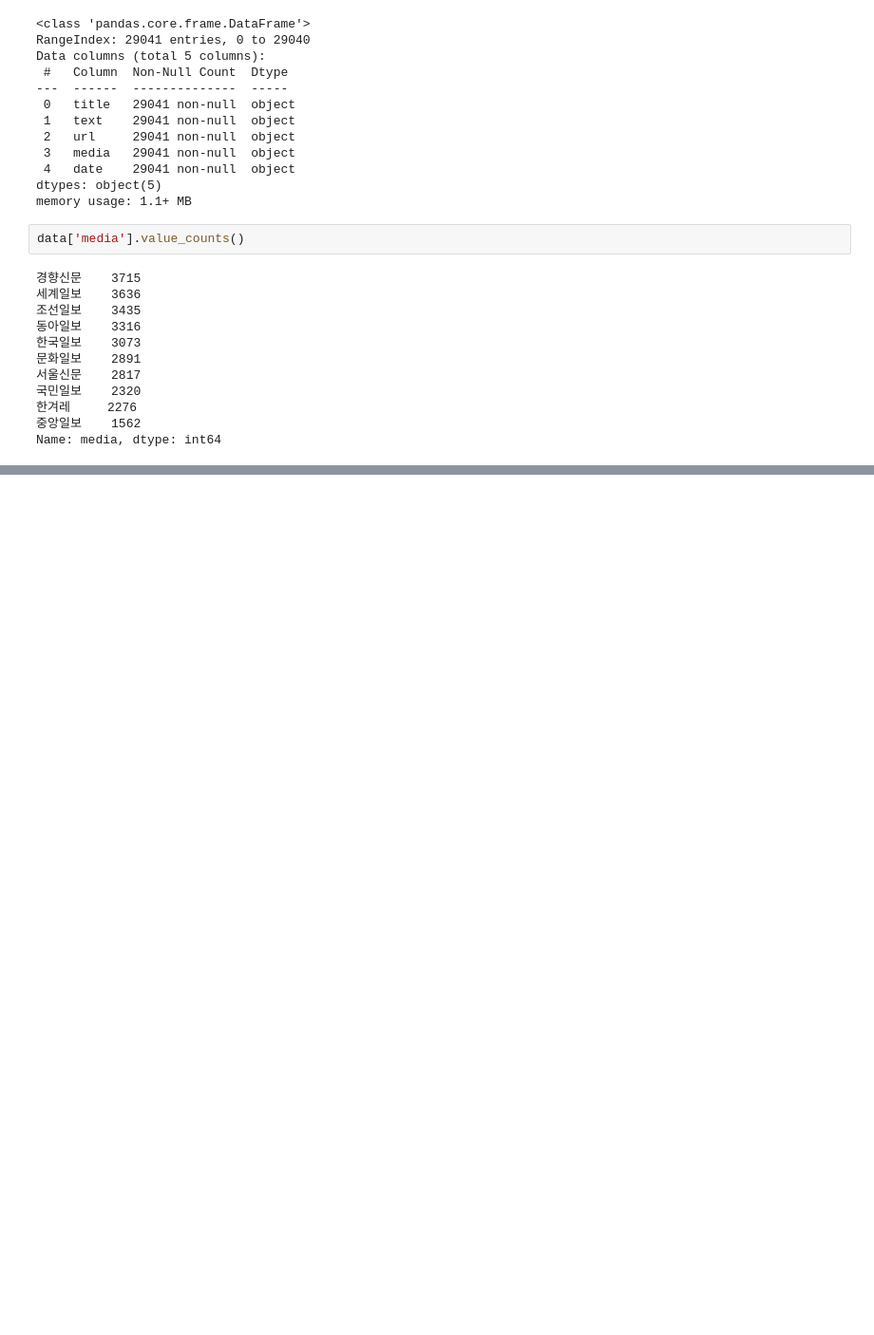
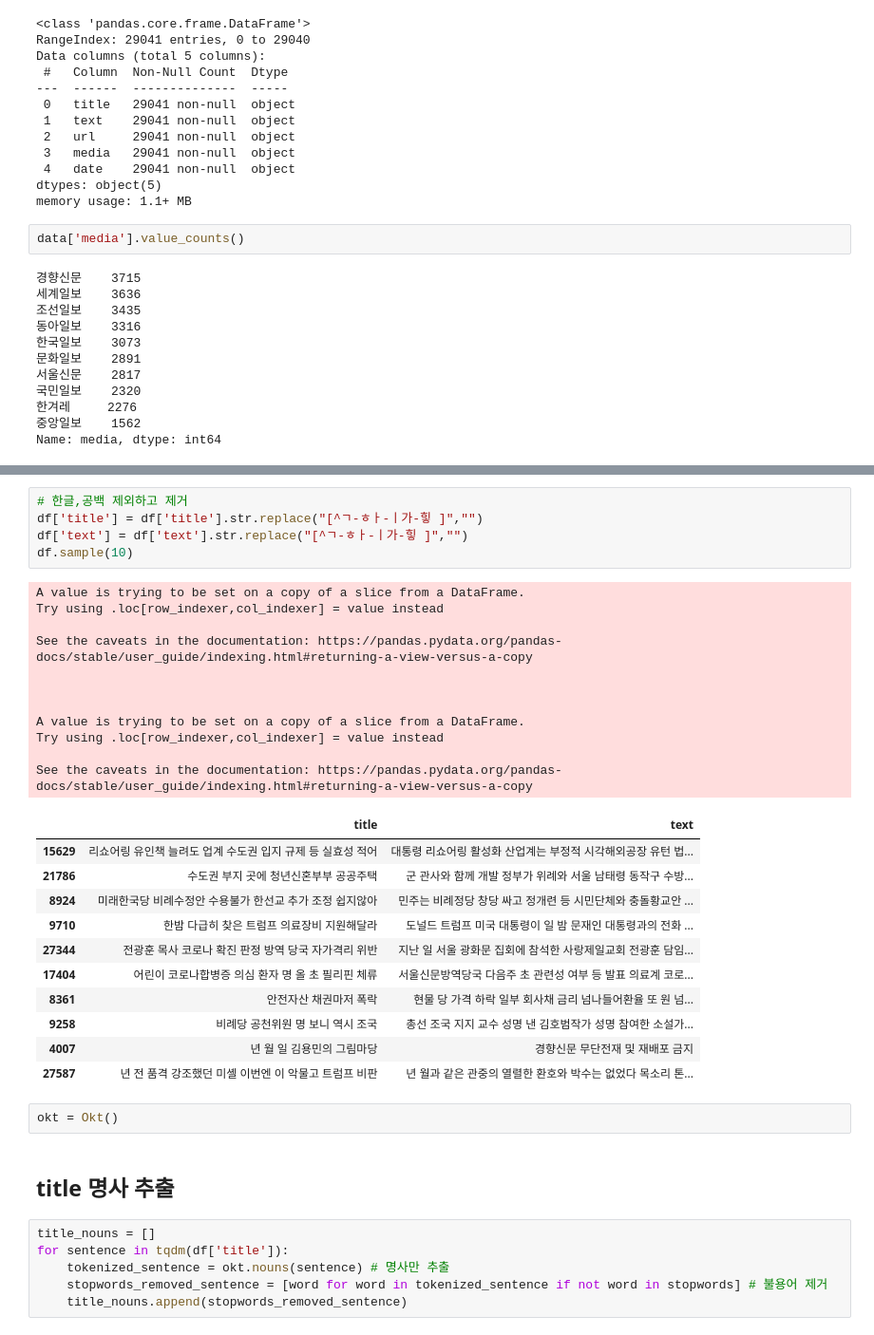
Before and after one commit to Hyun-Jun-Lee/News_Analysis, a Jupyter notebook: text_analysist.ipynb, the cells around one changed output, grey strips where cells are left out. Shown: that part at 95% size. Saved outputs shown, nothing was run; the diff lists cells and outputs as text; blank space fills up the shorter version.

```diff
--- a/text_analysist.ipynb
+++ b/text_analysist.ipynb
@@ -63,0 +104,38 @@ Name: media, dtype: int64
+# %%
+# 한글,공백 제외하고 제거
+df['title'] = df['title'].str.replace("[^ㄱ-ㅎㅏ-ㅣ가-힣 ]","")
+df['text'] = df['text'].str.replace("[^ㄱ-ㅎㅏ-ㅣ가-힣 ]","")
+df.sample(10)
+# %% [output]
+A value is trying to be set on a copy of a slice from a DataFrame.
+Try using .loc[row_indexer,col_indexer] = value instead
+
+See the caveats in the documentation: https://pandas.pydata.org/pandas-docs/stable/user_guide/indexing.html#returning-a-view-versus-a-copy
+
+
+
+A value is trying to be set on a copy of a slice from a DataFrame.
+Try using .loc[row_indexer,col_indexer] = value instead
+
+See the caveats in the documentation: https://pandas.pydata.org/pandas-docs/stable/user_guide/indexing.html#returning-a-view-versus-a-copy
+|  | title | text |
+| 15629 | 리쇼어링 유인책 늘려도 업계 수도권 입지 규제 등 실효성 적어 | 대통령 리쇼어링 활성화 산업계는 부정적 시각해외공장 유턴 법... |
+| 21786 | 수도권 부지 곳에 청년신혼부부 공공주택 | 군 관사와 함께 개발 정부가 위례와 서울 남태령 동작구 수방... |
+| 8924 | 미래한국당 비례수정안 수용불가 한선교 추가 조정 쉽지않아 | 민주는 비례정당 창당 싸고 정개련 등 시민단체와 충돌황교안 ... |
+| 9710 | 한밤 다급히 찾은 트럼프 의료장비 지원해달라 | 도널드 트럼프 미국 대통령이 일 밤 문재인 대통령과의 전화 ... |
+| 27344 | 전광훈 목사 코로나 확진 판정 방역 당국 자가격리 위반 | 지난 일 서울 광화문 집회에 참석한 사랑제일교회 전광훈 담임... |
+| 17404 | 어린이 코로나합병증 의심 환자 명 올 초 필리핀 체류 | 서울신문방역당국 다음주 초 관련성 여부 등 발표 의료계 코로... |
+| 8361 | 안전자산 채권마저 폭락 | 현물 당 가격 하락 일부 회사채 금리 넘나들어환율 또 원 넘... |
+| 9258 | 비례당 공천위원 명 보니 역시 조국 | 총선 조국 지지 교수 성명 낸 김호범작가 성명 참여한 소설가... |
+| 4007 | 년 월 일 김용민의 그림마당 | 경향신문 무단전재 및 재배포 금지 |
+| 27587 | 년 전 품격 강조했던 미셸 이번엔 이 악물고 트럼프 비판 | 년 월과 같은 관중의 열렬한 환호와 박수는 없었다 목소리 톤... |
+# %%
+okt = Okt()
+# %% [markdown]
+## title 명사 추출
+# %%
+title_nouns = []
+for sentence in tqdm(df['title']):
+    tokenized_sentence = okt.nouns(sentence) # 명사만 추출
+    stopwords_removed_sentence = [word for word in tokenized_sentence if not word in stopwords] # 불용어 제거
+    title_nouns.append(stopwords_removed_sentence)
```
Also changed, not shown: parts of 9 cells of this notebook.
